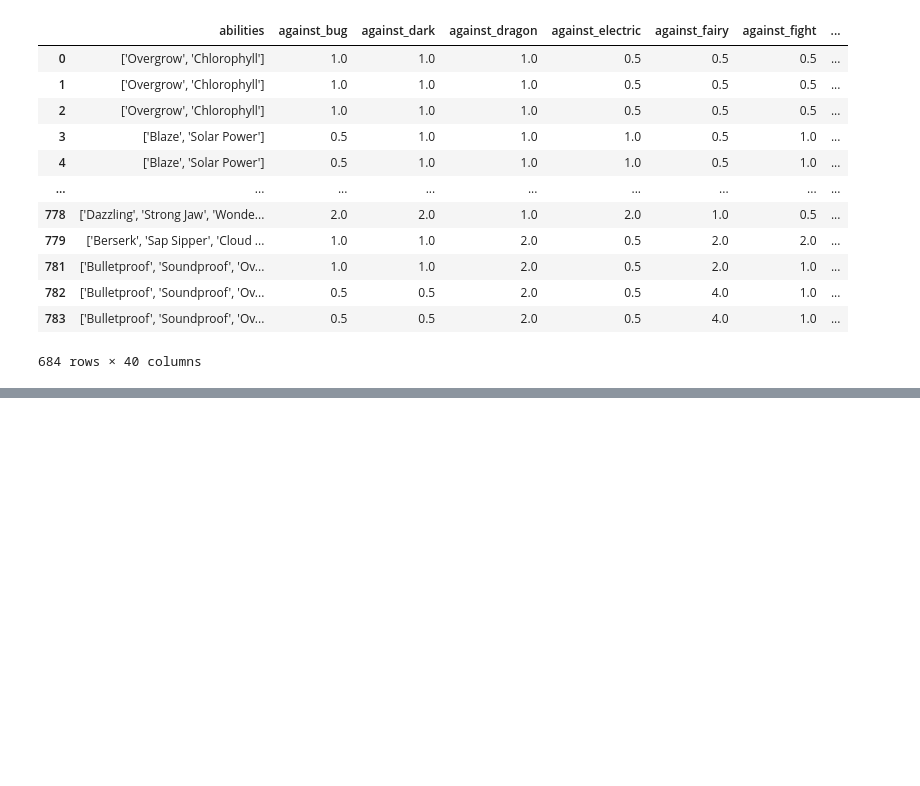
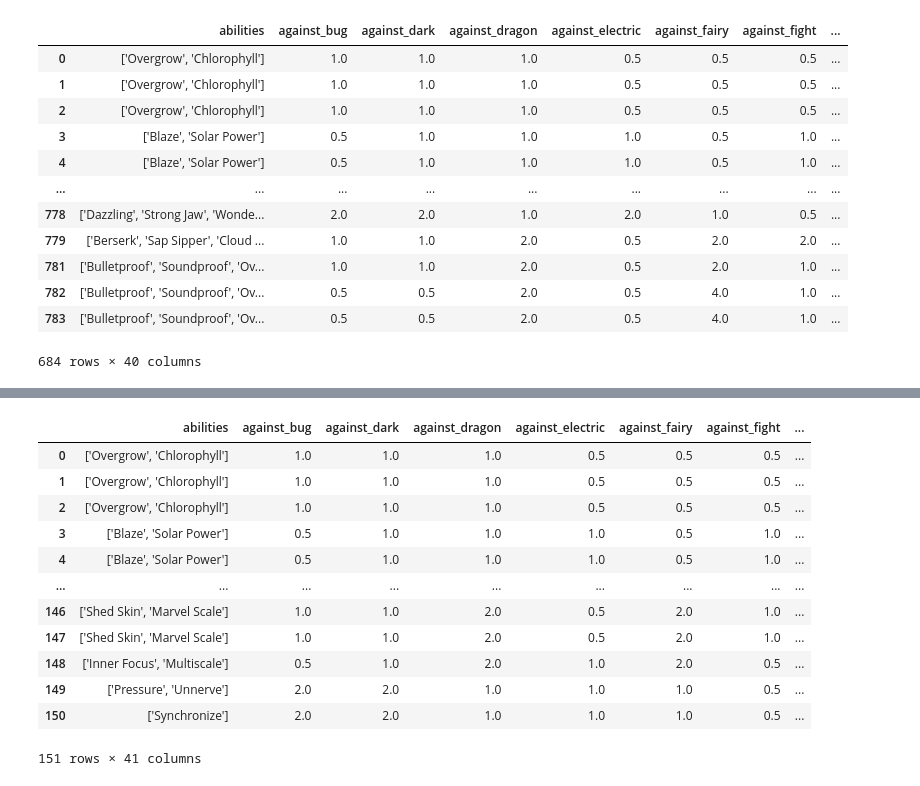
Before and after one commit to jesslira23/Projeto_pokemon_kedro, a Jupyter notebook: notebooks/pre_processing.ipynb, the cells around one changed output, grey strips where cells are left out. Cells and saved outputs as stored; diff of their text form; code cells hidden in the pictures; blank space fills up the shorter version.

```diff
--- a/notebooks/pre_processing.ipynb
+++ b/notebooks/pre_processing.ipynb
@@ -139,0 +156,17 @@ pre_processing(catalog.load('raw_pokemon_dataset'))
+# %%
+df_selected = df[df.generation.isin([1])]
+df_selected
+# %% [output]
+|  | abilities | against_bug | against_dark | against_dragon | against_electric | against_fairy | against_fight | ... |
+| 0 | ['Overgrow', 'Chlorophyll'] | 1.0 | 1.0 | 1.0 | 0.5 | 0.5 | 0.5 | ... |
+| 1 | ['Overgrow', 'Chlorophyll'] | 1.0 | 1.0 | 1.0 | 0.5 | 0.5 | 0.5 | ... |
+| 2 | ['Overgrow', 'Chlorophyll'] | 1.0 | 1.0 | 1.0 | 0.5 | 0.5 | 0.5 | ... |
+| 3 | ['Blaze', 'Solar Power'] | 0.5 | 1.0 | 1.0 | 1.0 | 0.5 | 1.0 | ... |
+| 4 | ['Blaze', 'Solar Power'] | 0.5 | 1.0 | 1.0 | 1.0 | 0.5 | 1.0 | ... |
+| ... | ... | ... | ... | ... | ... | ... | ... | ... |
+| 146 | ['Shed Skin', 'Marvel Scale'] | 1.0 | 1.0 | 2.0 | 0.5 | 2.0 | 1.0 | ... |
+| 147 | ['Shed Skin', 'Marvel Scale'] | 1.0 | 1.0 | 2.0 | 0.5 | 2.0 | 1.0 | ... |
+| 148 | ['Inner Focus', 'Multiscale'] | 0.5 | 1.0 | 2.0 | 1.0 | 2.0 | 0.5 | ... |
+| 149 | ['Pressure', 'Unnerve'] | 2.0 | 2.0 | 1.0 | 1.0 | 1.0 | 0.5 | ... |
+| 150 | ['Synchronize'] | 2.0 | 2.0 | 1.0 | 1.0 | 1.0 | 0.5 | ... |
+151 rows × 41 columns
```
Also changed, not shown: parts of 3 cells of this notebook, 3 other files.
